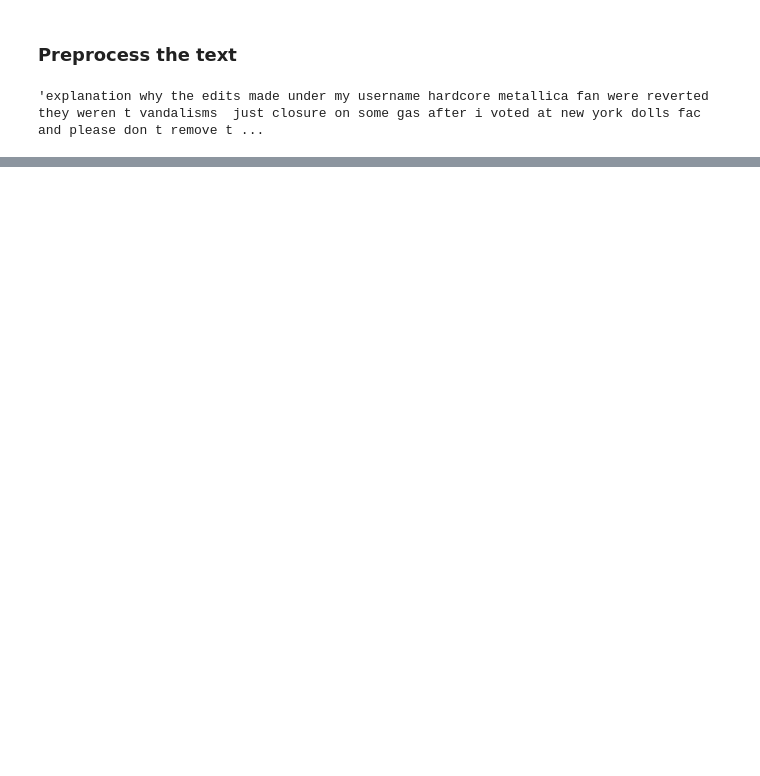
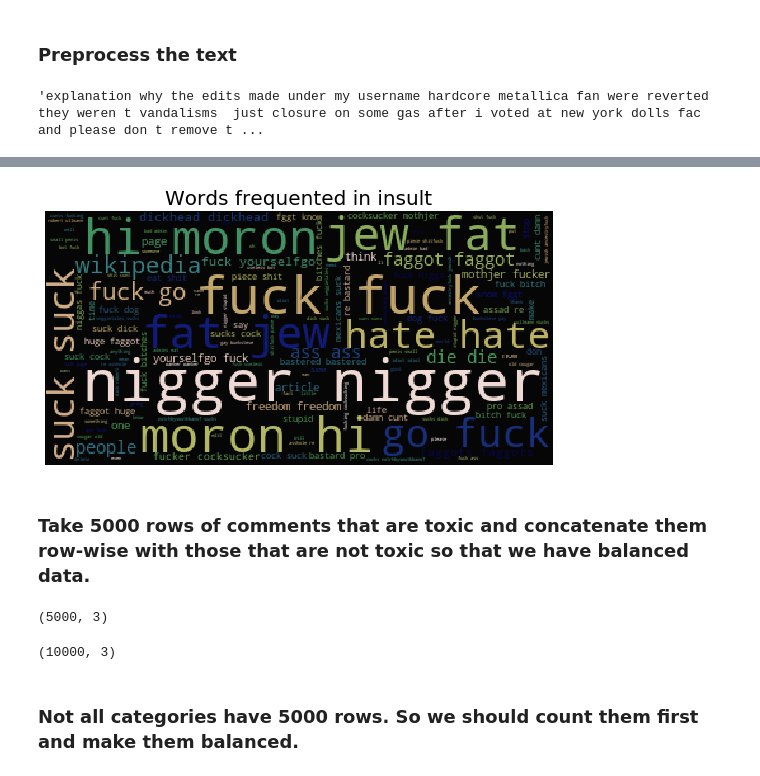
Before and after one commit to edwardbingei/filtering_toxic_comments, a Jupyter notebook: Project 4 - Kaggle Toxic Comment Classification Challenge.ipynb, the cells around one changed output, grey strips where cells are left out. Cells and saved outputs as stored; diff of their text form; code cells hidden in the pictures; blank space fills up the shorter version.

```diff
--- a/Project 4 - Kaggle Toxic Comment Classification Challenge.ipynb
+++ b/Project 4 - Kaggle Toxic Comment Classification Challenge.ipynb
@@ -625,0 +214,11 @@ plt.show()
+# %%
+wordcloud(data_ins, 'insult')
+# %% [output]
+[figure, added]
+# %% [markdown]
+### Take 5000 rows of comments that are toxic and concatenate them row-wise with those that are not toxic so that we have balanced data.
+# %%
+data_tox_1 = data_tox[data_tox['toxic'] == 1].iloc[0:5000,:]
+data_tox_1.shape
+# %% [output]
+(5000, 3)
@@ -625,0 +227,7 @@ plt.show()
+# %%
+data_tox_done = pd.concat([data_tox_1, data_tox_0], axis=0)
+data_tox_done.shape
+# %% [output]
+(10000, 3)
+# %% [markdown]
+### Not all categories have 5000 rows. So we should count them first and make them balanced.
```
Also changed, not shown: parts of 126 cells of this notebook, 18 other files.
